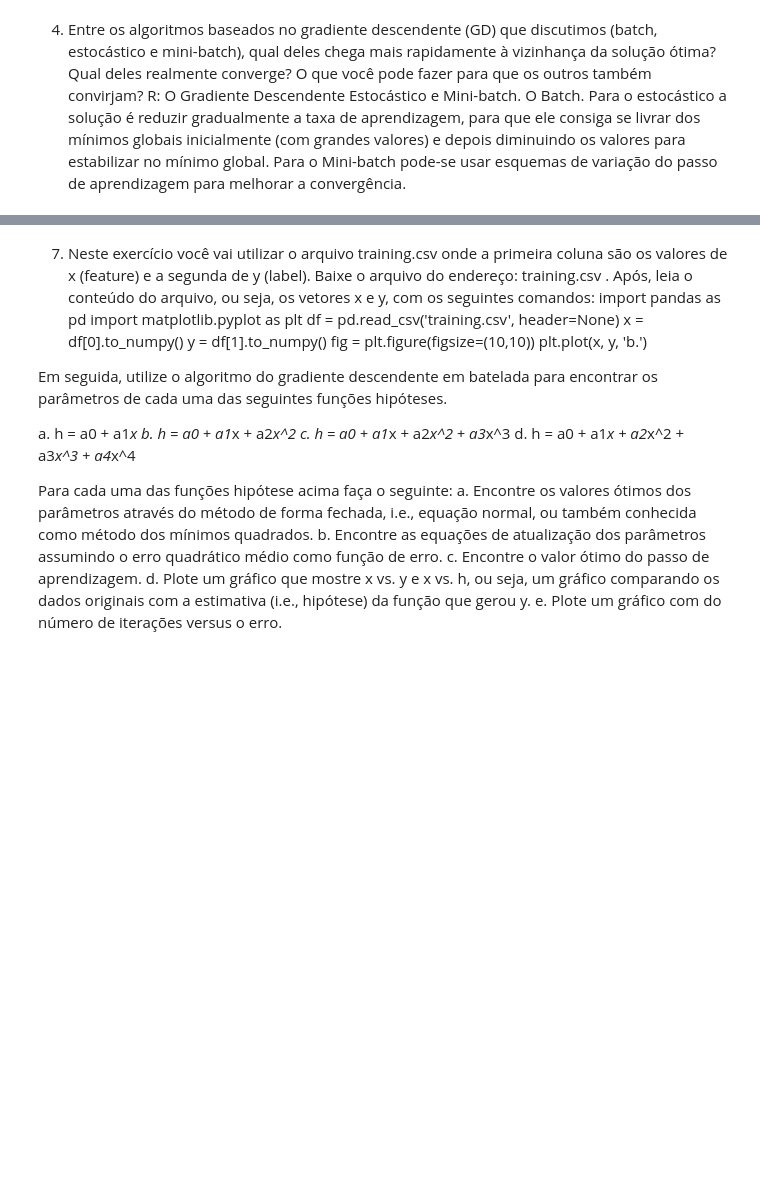
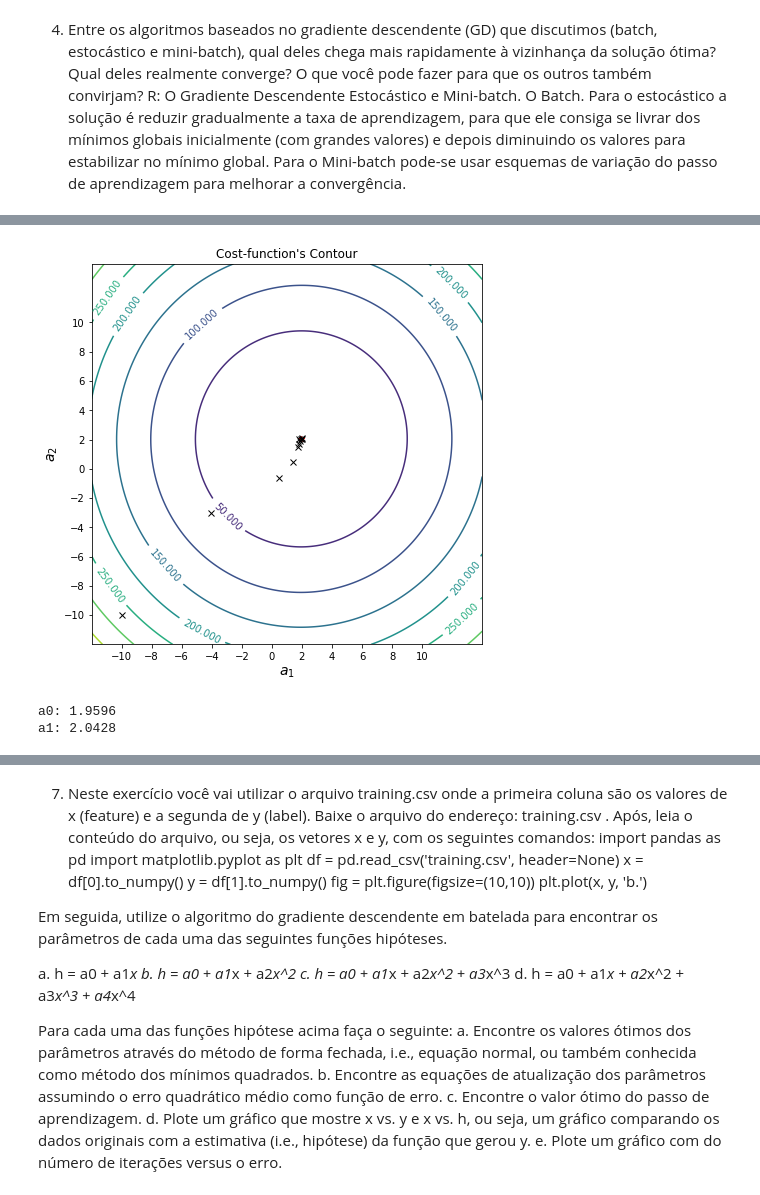
Before and after one commit to karlapereira/Karla-844-TP555, a Jupyter notebook: lista2/lista2.ipynb, the cells around one changed output, grey strips where cells are left out. Drawn from its saved outputs; the diff is of its cells as text; code cells hidden in the pictures; blank space fills up the shorter version.

```diff
--- a/lista2/lista2.ipynb
+++ b/lista2/lista2.ipynb
@@ -367,0 +253,50 @@ f. Baseando-se nos gráficos do item anterior, a que conclusões vocês podem ch
+# %%
+import numpy as np
+# Define the number of examples.
+
+M = 1000
+np.random.seed(20200413)
+# Generate target function.
+x1 = np.random.randn(M, 1)
+x2 = np.random.randn(M, 1)
+y = 2*x1 + 2*x2 + np.random.randn(M, 1)
+# Concatenate both column vectors, x1 and x2.
+X = np.c_[x1, x2]
+# Constant learning rate.
+eta = 0.1
+# Number of iterations.
+n_iterations = 1000
+# Random initialization.
+a = np.random.randn(2,1)
+
+# Batch gradient-descent loop.
+for iteration in range(n_iterations):
+    gradients = -2/M * X.T.dot(y - X.dot(a))
+    a = a - eta * gradients
+
+# Generate points for plotting the cost-function surface
+J = np.zeros((N,N))
+for iter1 in range(0, N):
+    for iter2 in range(0, N):
+        yhat = A1[iter1][iter2]*x1 + A2[iter1][iter2]*x2
+        J[iter1][iter2] = (1/M)*np.sum( np.square(y - yhat))
+
+# Plot contour figure
+fig = plt.figure(figsize=(7,7))
+cp = plt.contour(A1, A2, J)
+plt.clabel(cp, inline=1, fontsize=10)
+plt.xlabel('$a_1$', fontsize=14)
+plt.ylabel('$a_2$', fontsize=14)
+plt.title('Cost-function\'s Contour')
+plt.plot(a_opt[0], a_opt[1], c='r', marker='*')
+plt.plot(a_hist[0, 0:inc+1], a_hist[1, 0:inc+1], 'kx')
+plt.xticks(np.arange(-10, 12, step=2.0))
+plt.yticks(np.arange(-10, 12, step=2.0))
+plt.show()
+
+print('a0: %1.4f' % (a[0][0]))
+print('a1: %1.4f' % (a[1][0]))
+# %% [output]
+[figure, added]
+a0: 1.9596
+a1: 2.0428
```
Also changed, not shown: parts of 25 cells of this notebook, 1 other file.
